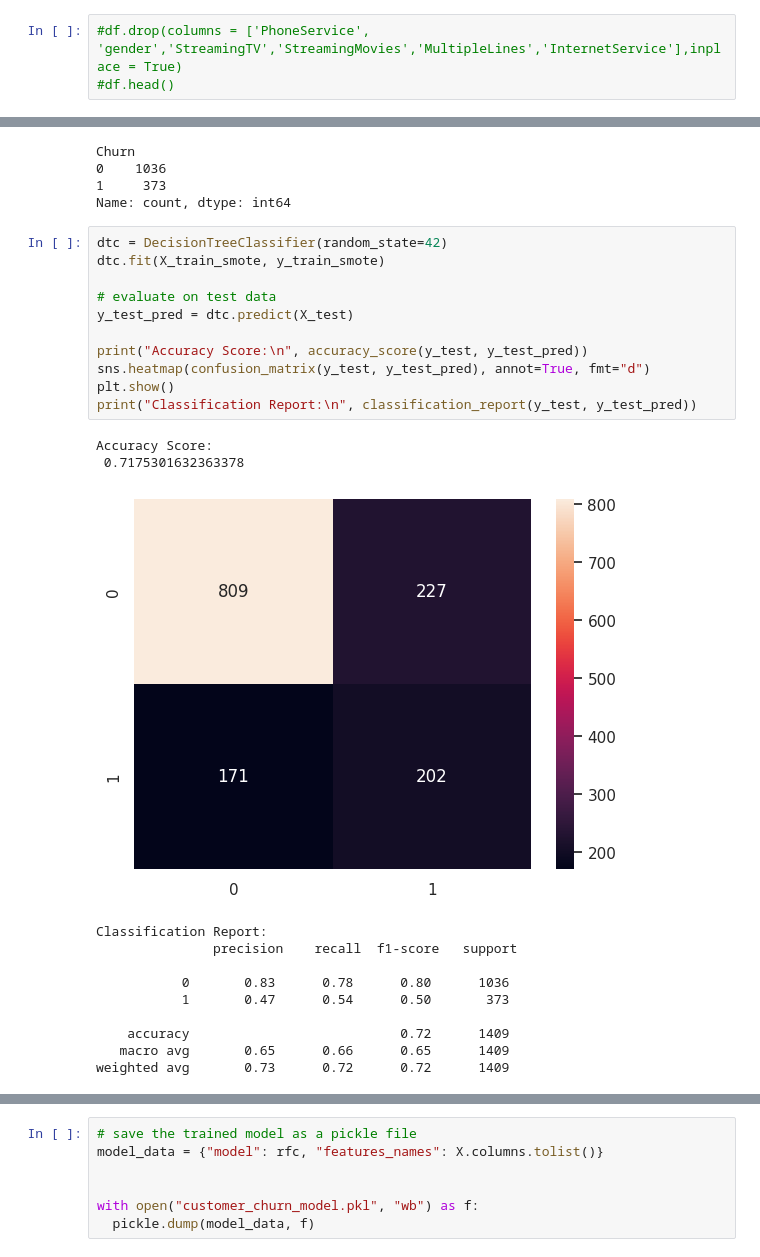
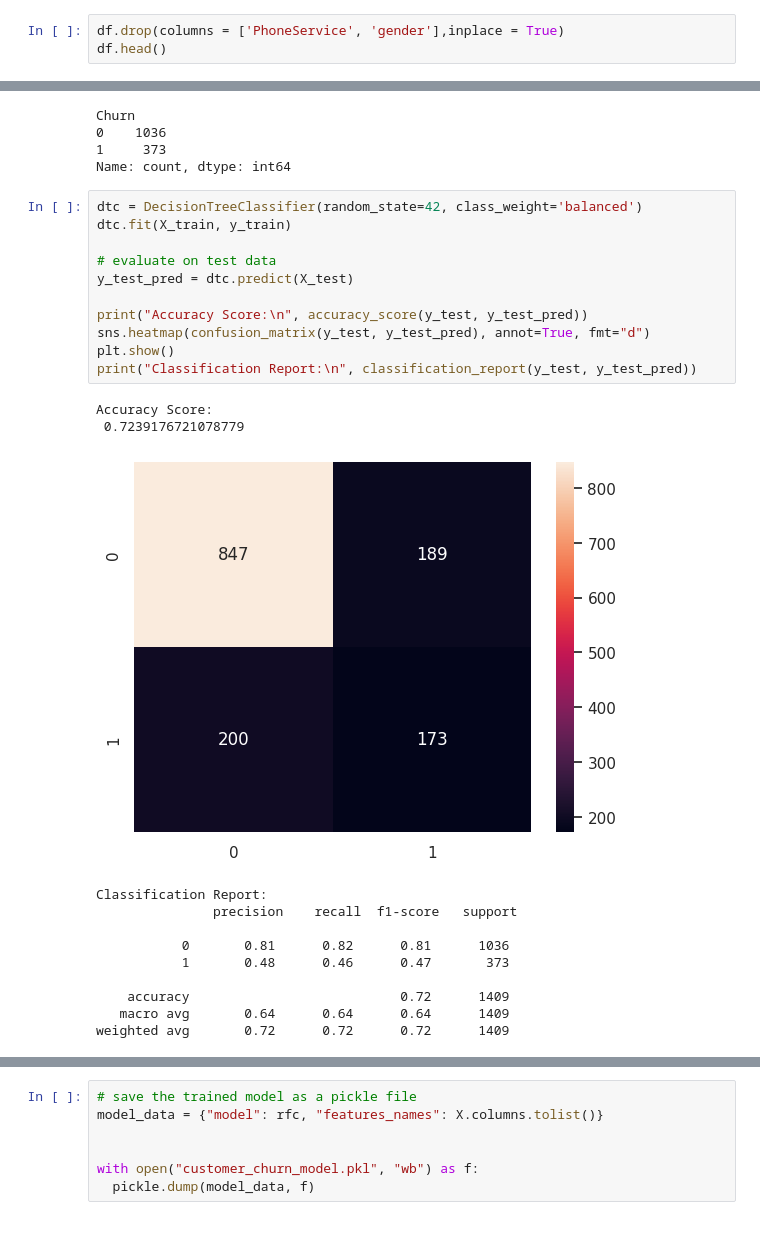
Before and after one commit to erandime/Customer-Churn-Prediction, a Jupyter notebook: Customer_Churn_Prediction.ipynb, the cells around one changed output, grey strips where cells are left out. Saved outputs shown, nothing was run; the diff lists cells and outputs as text; blank space fills up the shorter version.

```diff
--- a/Customer_Churn_Prediction.ipynb
+++ b/Customer_Churn_Prediction.ipynb
@@ -625,3 +690,3 @@ InternetService     -0.047291
 # %%
-#df.drop(columns = ['PhoneService', 'gender','StreamingTV','StreamingMovies','MultipleLines','InternetService'],inplace = True)
-#df.head()
+df.drop(columns = ['PhoneService', 'gender'],inplace = True)
+df.head()
@@ -825,27 +888,27 @@ Churn
 1     373
 Name: count, dtype: int64
 # %%
-dtc = DecisionTreeClassifier(random_state=42)
-dtc.fit(X_train_smote, y_train_smote)
+dtc = DecisionTreeClassifier(random_state=42, class_weight='balanced')
+dtc.fit(X_train, y_train)
 
 # evaluate on test data
 y_test_pred = dtc.predict(X_test)
 
 print("Accuracy Score:\n", accuracy_score(y_test, y_test_pred))
 sns.heatmap(confusion_matrix(y_test, y_test_pred), annot=True, fmt="d")
 plt.show()
 print("Classification Report:\n", classification_report(y_test, y_test_pred))
 # %% [output]
 Accuracy Score:
- 0.7175301632363378
+ 0.7239176721078779
-[figure, old version]
+[figure, new version]
 Classification Report:
                precision    recall  f1-score   support
 
-           0       0.83      0.78      0.80      1036
-           1       0.47      0.54      0.50       373
+           0       0.81      0.82      0.81      1036
+           1       0.48      0.46      0.47       373
 
     accuracy                           0.72      1409
-   macro avg       0.65      0.66      0.65      1409
-weighted avg       0.73      0.72      0.72      1409
+   macro avg       0.64      0.64      0.64      1409
+weighted avg       0.72      0.72      0.72      1409
 # %%
```
Also changed, not shown: parts of 46 cells of this notebook.
